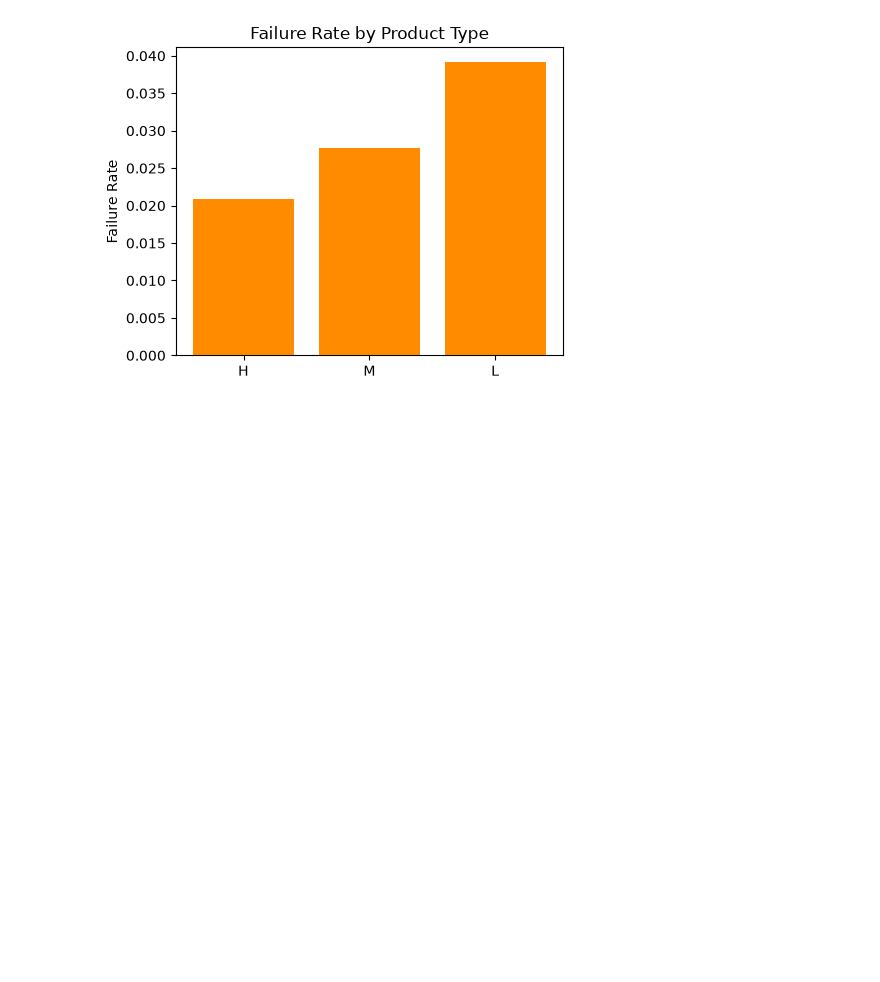
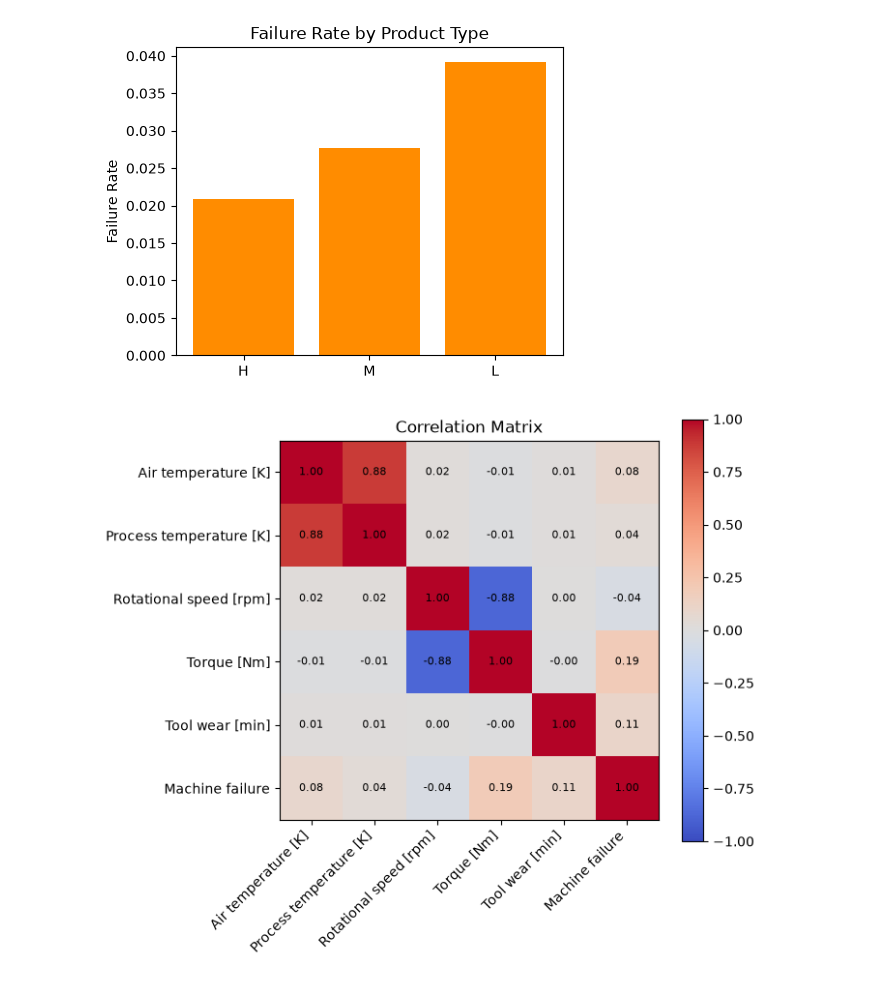
Before and after one commit to AmirmasoudCS/Predictive-Maintenance, a Jupyter notebook: notebooks/inspection.ipynb, the cells around one changed output. Drawn from its saved outputs; the diff is of its cells as text; code cells hidden in the pictures; blank space fills up the shorter version.

Commit message:
Generating the correlation matrix heatmap

```diff
--- a/notebooks/inspection.ipynb
+++ b/notebooks/inspection.ipynb
@@ -226,3 +226,21 @@ plt.ylabel('Failure Rate')
 plt.show()
 # %% [output]
 [figure]
+# %%
+import numpy as np
+
+corr = df[numeric_cols + ['Machine failure']].corr()
+
+plt.figure(figsize=(7,6))
+plt.imshow(corr, cmap='coolwarm', vmin=-1, vmax=1)
+plt.colorbar()
+plt.xticks(range(len(corr)), corr.columns, rotation=45, ha='right')
+plt.yticks(range(len(corr)), corr.columns)
+for i in range(len(corr)):
+    for j in range(len(corr)):
+        plt.text(j, i, f'{corr.iloc[i,j]:.2f}', ha='center', va='center', fontsize=8)
+plt.title('Correlation Matrix')
+plt.tight_layout()
+plt.show()
+# %% [output]
+[figure, added]
```
